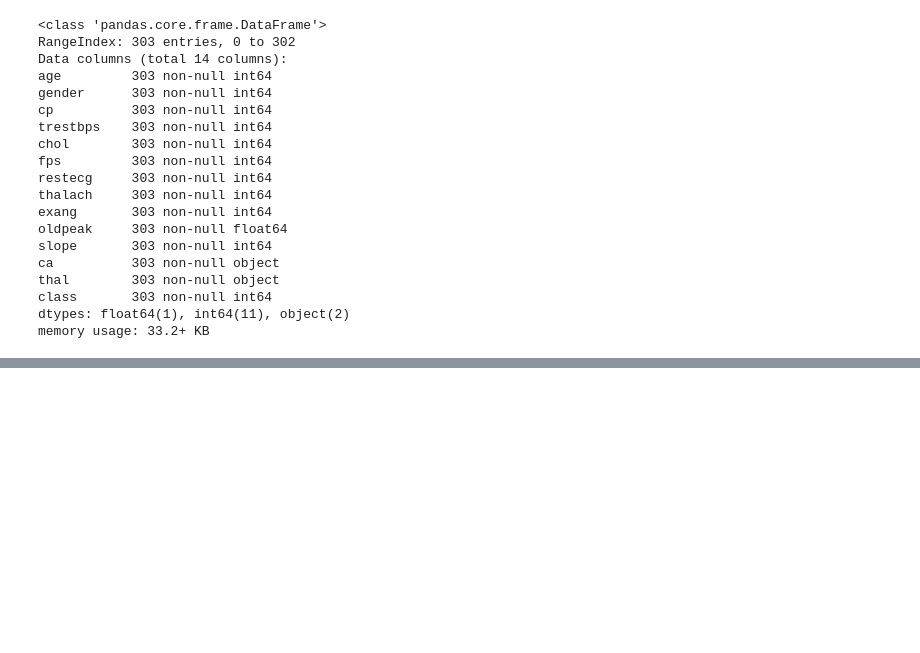
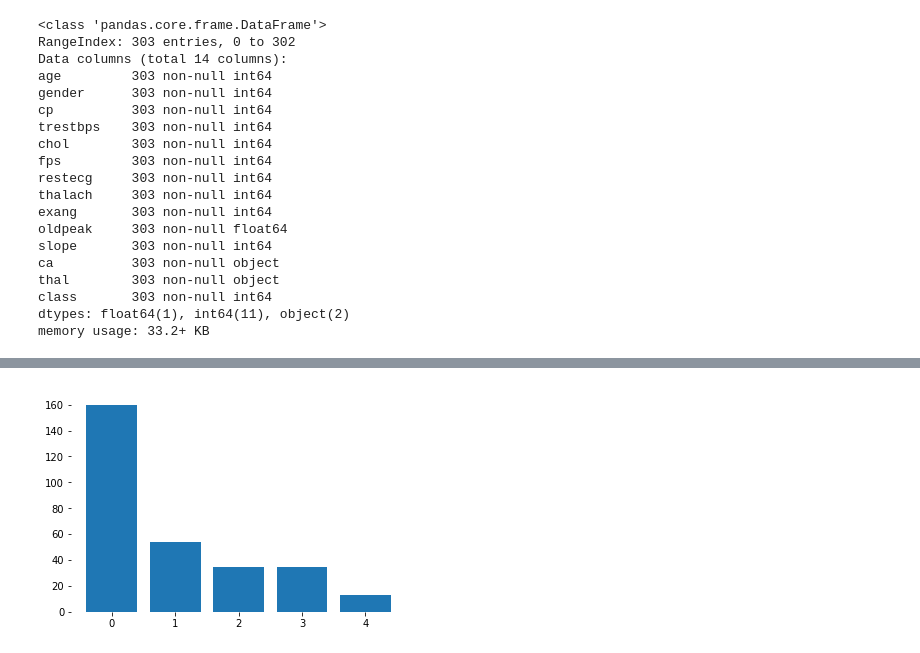
Before and after one commit to Pranab1011/DataScience-Portfolio, a Jupyter notebook: ML Projects/Heart disease (logistic regression)/Heart disease.ipynb, the cells around one changed output, grey strips where cells are left out. Cells and saved outputs as stored; diff of their text form; code cells hidden in the pictures; blank space fills up the shorter version.

```diff
--- a/ML Projects/Heart disease (logistic regression)/Heart disease.ipynb
+++ b/ML Projects/Heart disease (logistic regression)/Heart disease.ipynb
@@ -38,0 +83,9 @@ memory usage: 33.2+ KB
+# %%
+direc = ['right', 'left', 'top', 'bottom']
+
+fig, ax = plt.subplots()
+ax.bar(patients['class'].value_counts().index, patients['class'].value_counts())
+for d in direc:
+    ax.spines[d].set_visible(False)
+# %% [output]
+[figure, added]
```
Also changed, not shown: parts of 29 cells of this notebook.
